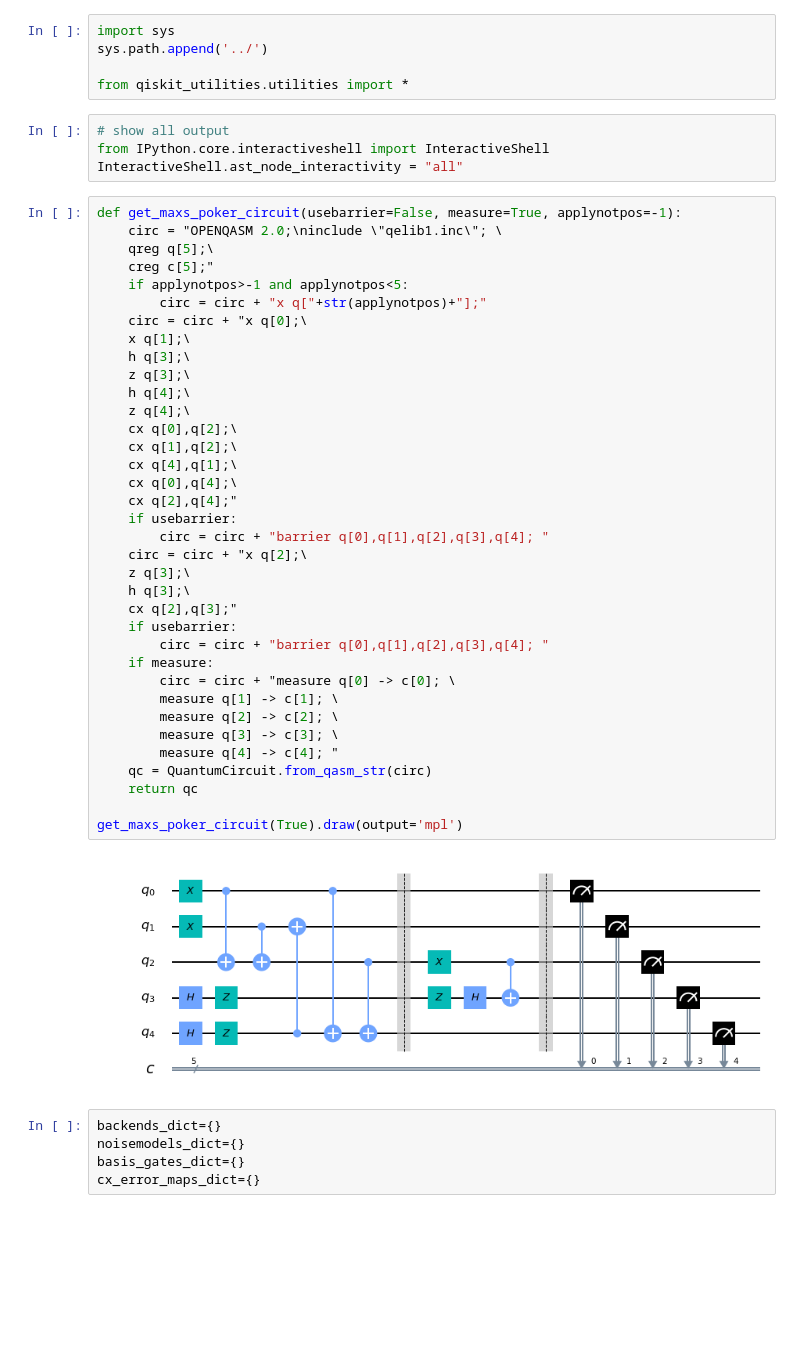
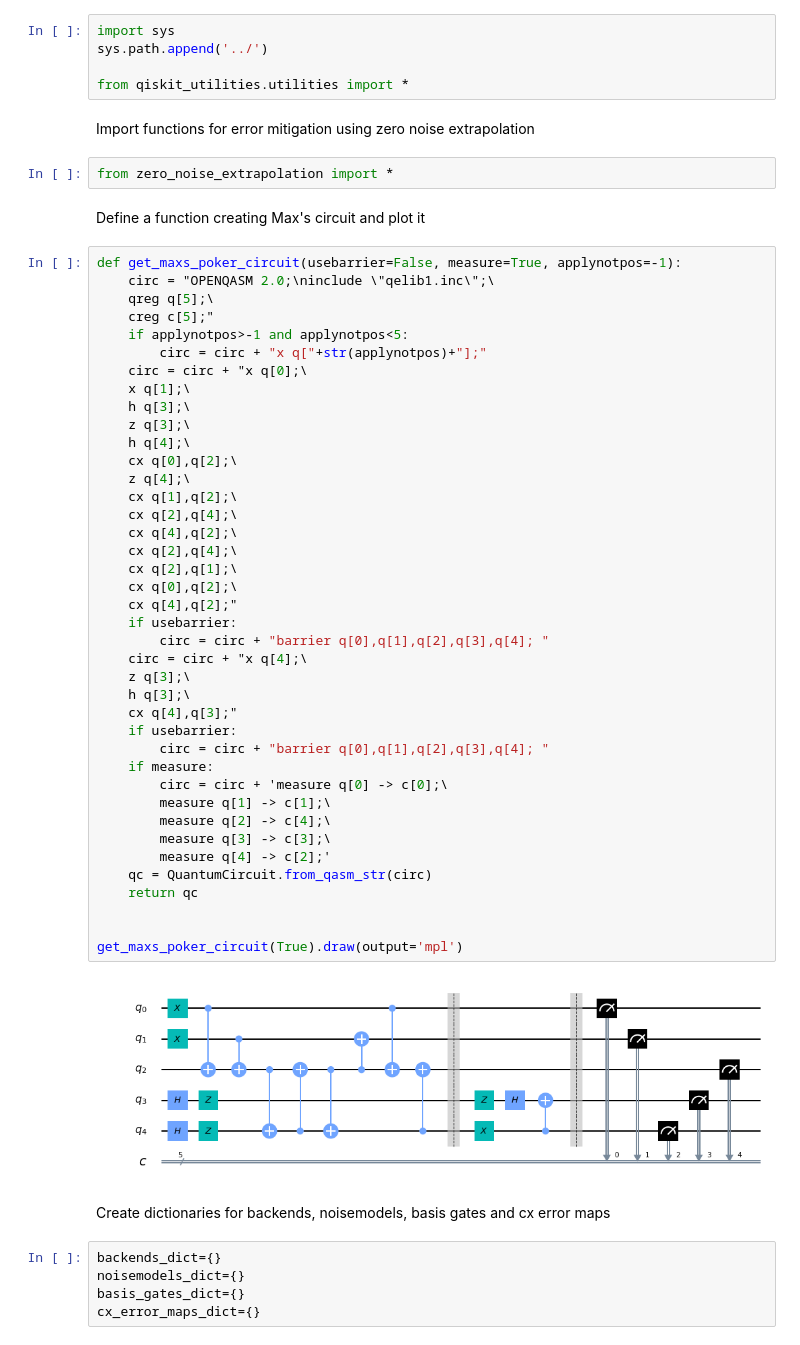
Before and after one commit to OpenQuantumComputing/error_mitigation, a Jupyter notebook: Quantum Poker, Max's circuit.ipynb, the cells around one changed output. Saved outputs shown, nothing was run; the diff lists cells and outputs as text; blank space fills up the shorter version.

```diff
--- a/Quantum Poker, Max's circuit.ipynb
+++ b/Quantum Poker, Max's circuit.ipynb
@@ -8,48 +9,56 @@ import sys
 sys.path.append('../')
 
 from qiskit_utilities.utilities import *
-# %%
-# show all output
-from IPython.core.interactiveshell import InteractiveShell
-InteractiveShell.ast_node_interactivity = "all"
+# %% [markdown]
+Import functions for error mitigation using zero noise extrapolation
+# %%
+from zero_noise_extrapolation import *
+# %% [markdown]
+Define a function creating Max's circuit and plot it
 # %%
 def get_maxs_poker_circuit(usebarrier=False, measure=True, applynotpos=-1):
-    circ = "OPENQASM 2.0;\ninclude \"qelib1.inc\"; \
+    circ = "OPENQASM 2.0;\ninclude \"qelib1.inc\";\
     qreg q[5];\
     creg c[5];"
     if applynotpos>-1 and applynotpos<5:
         circ = circ + "x q["+str(applynotpos)+"];"
     circ = circ + "x q[0];\
     x q[1];\
     h q[3];\
     z q[3];\
     h q[4];\
+    cx q[0],q[2];\
     z q[4];\
+    cx q[1],q[2];\
+    cx q[2],q[4];\
+    cx q[4],q[2];\
+    cx q[2],q[4];\
+    cx q[2],q[1];\
     cx q[0],q[2];\
-    cx q[1],q[2];\
-    cx q[4],q[1];\
-    cx q[0],q[4];\
-    cx q[2],q[4];"
+    cx q[4],q[2];"
     if usebarrier:
         circ = circ + "barrier q[0],q[1],q[2],q[3],q[4]; "
-    circ = circ + "x q[2];\
+    circ = circ + "x q[4];\
     z q[3];\
     h q[3];\
-    cx q[2],q[3];"
+    cx q[4],q[3];"
     if usebarrier:
         circ = circ + "barrier q[0],q[1],q[2],q[3],q[4]; "
     if measure:
-        circ = circ + "measure q[0] -> c[0]; \
-        measure q[1] -> c[1]; \
-        measure q[2] -> c[2]; \
-        measure q[3] -> c[3]; \
-        measure q[4] -> c[4]; "
+        circ = circ + 'measure q[0] -> c[0];\
+        measure q[1] -> c[1];\
+        measure q[2] -> c[4];\
+        measure q[3] -> c[3];\
+        measure q[4] -> c[2];'
     qc = QuantumCircuit.from_qasm_str(circ)
     return qc
 
+
 get_maxs_poker_circuit(True).draw(output='mpl')
 # %% [output]
-[figure, old version]
+[figure, new version]
+# %% [markdown]
+Create dictionaries for backends, noisemodels, basis gates and cx error maps
 # %%
 backends_dict={}
 noisemodels_dict={}
```
Also changed, not shown: parts of 13 cells of this notebook, 30 other files.
